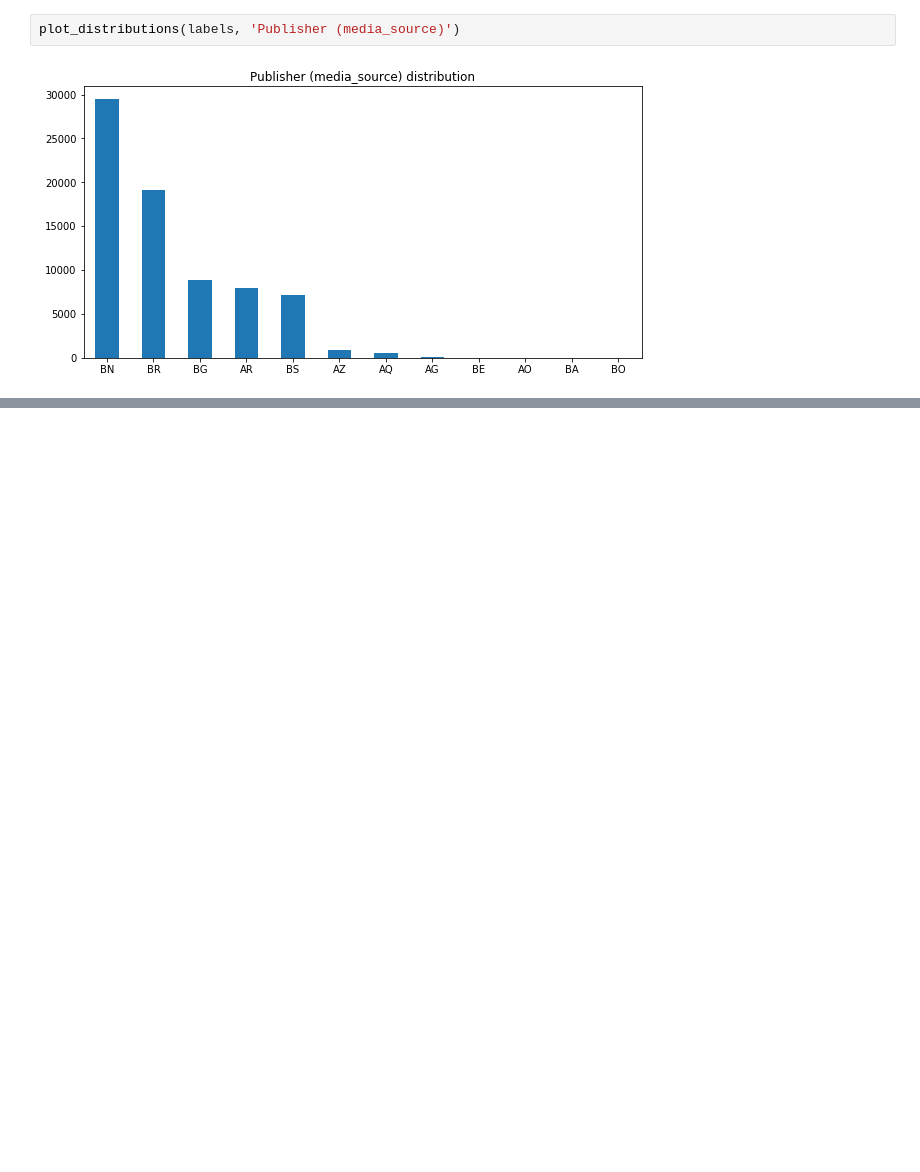
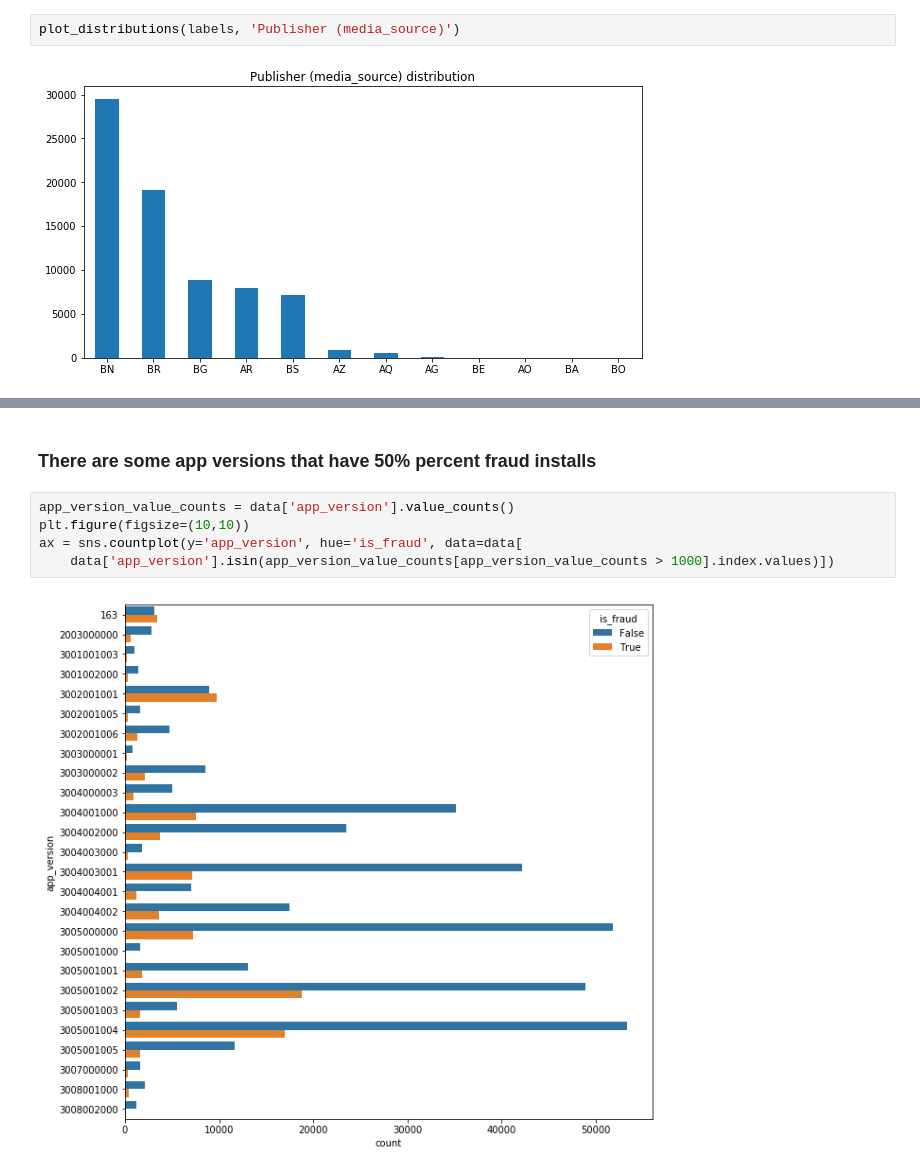
Before and after one commit to nazariinyzhnyk/mobile-ua-fraud-classification, a Jupyter notebook: EDA.ipynb, the cells around one changed output, grey strips where cells are left out. Drawn from its saved outputs; the diff is of its cells as text; blank space fills up the shorter version.

```diff
--- a/EDA.ipynb
+++ b/EDA.ipynb
@@ -89,0 +87,9 @@ data
+# %% [markdown]
+### There are some app versions that have 50% percent fraud installs
+# %%
+app_version_value_counts = data['app_version'].value_counts()
+plt.figure(figsize=(10,10))
+ax = sns.countplot(y='app_version', hue='is_fraud', data=data[
+    data['app_version'].isin(app_version_value_counts[app_version_value_counts > 1000].index.values)])
+# %% [output]
+[figure, added]
```
Also changed, not shown: parts of 17 cells of this notebook.
